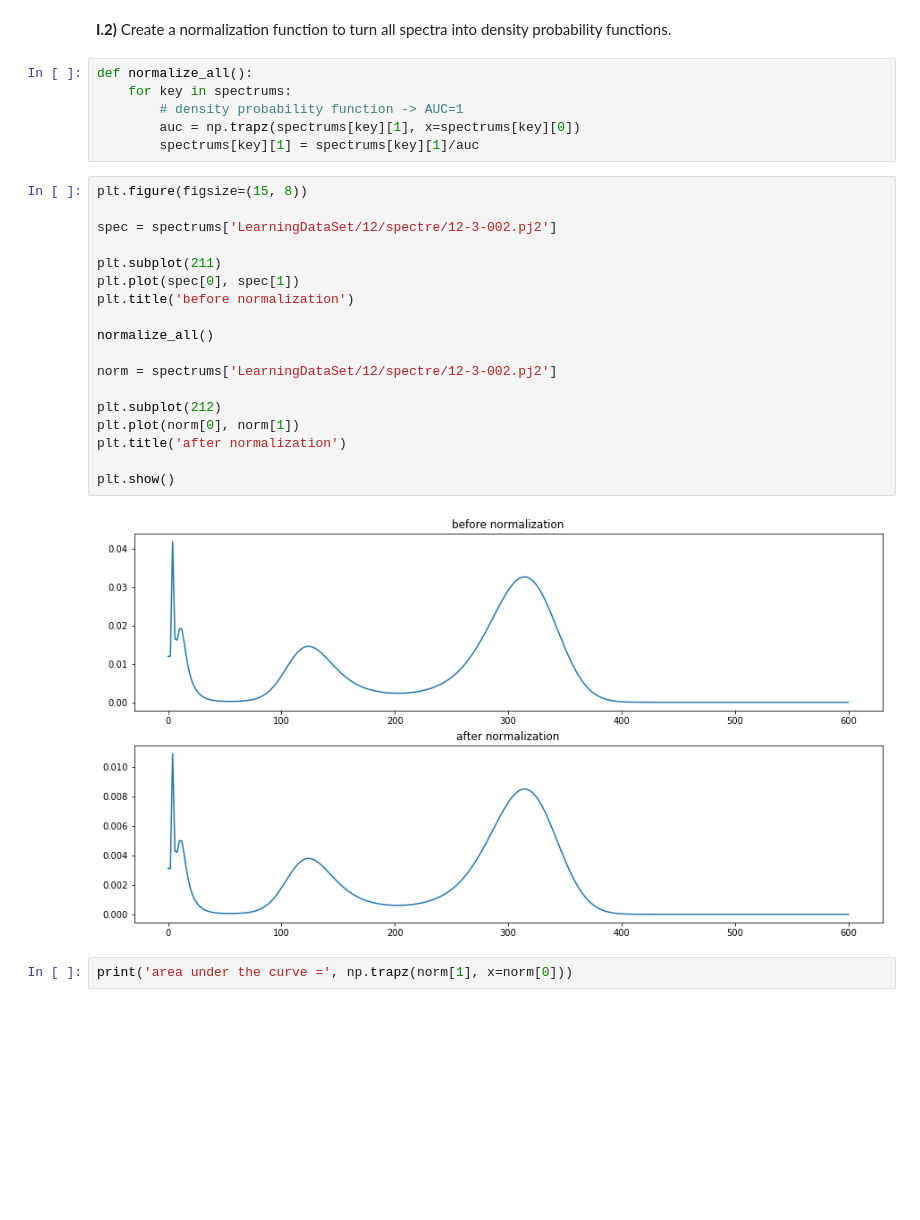
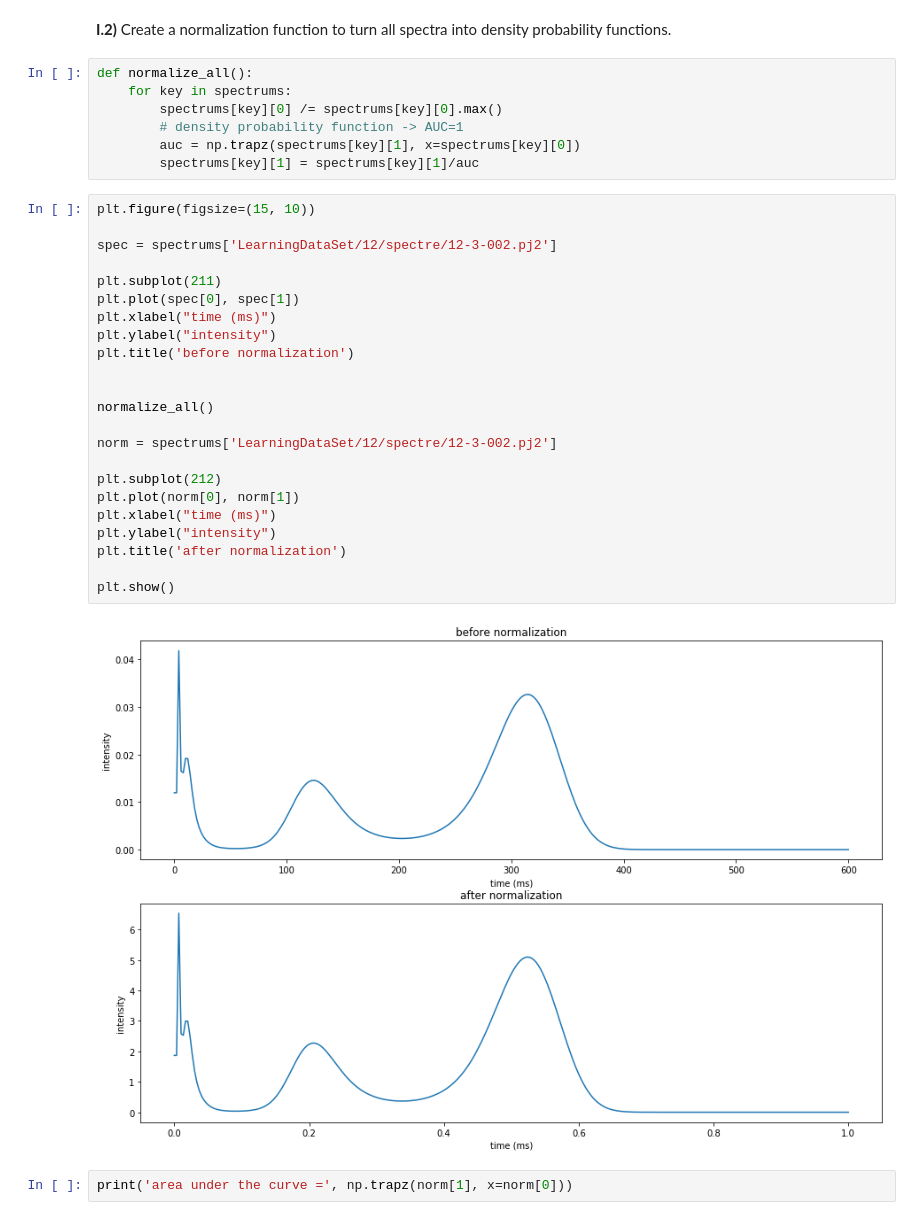
Before and after one commit to nicolas1805961/NMR-signal-machine-learning, a Jupyter notebook: challenge_evaluation.ipynb, the cells around one changed output. Saved outputs shown, nothing was run; the diff lists cells and outputs as text; blank space fills up the shorter version.

```diff
--- a/challenge_evaluation.ipynb
+++ b/challenge_evaluation.ipynb
@@ -107,29 +111,35 @@ ANSWER are the spectrums densities ? Why, why not ? Are the data in one replicat
 # %%
 def normalize_all():
     for key in spectrums:
+        spectrums[key][0] /= spectrums[key][0].max()
         # density probability function -> AUC=1
         auc = np.trapz(spectrums[key][1], x=spectrums[key][0])
         spectrums[key][1] = spectrums[key][1]/auc
 # %%
-plt.figure(figsize=(15, 8))
+plt.figure(figsize=(15, 10))
 
 spec = spectrums['LearningDataSet/12/spectre/12-3-002.pj2']
 
 plt.subplot(211)
 plt.plot(spec[0], spec[1])
+plt.xlabel("time (ms)")
+plt.ylabel("intensity")
 plt.title('before normalization')
+
 
 normalize_all()
 
 norm = spectrums['LearningDataSet/12/spectre/12-3-002.pj2']
 
 plt.subplot(212)
 plt.plot(norm[0], norm[1])
+plt.xlabel("time (ms)")
+plt.ylabel("intensity")
 plt.title('after normalization')
 
 plt.show()
 # %% [output]
-[figure, old version]
+[figure, new version]
 # %%
 print('area under the curve =', np.trapz(norm[1], x=norm[0]))
 # %% [output]
```
Also changed, not shown: parts of 20 cells of this notebook.
